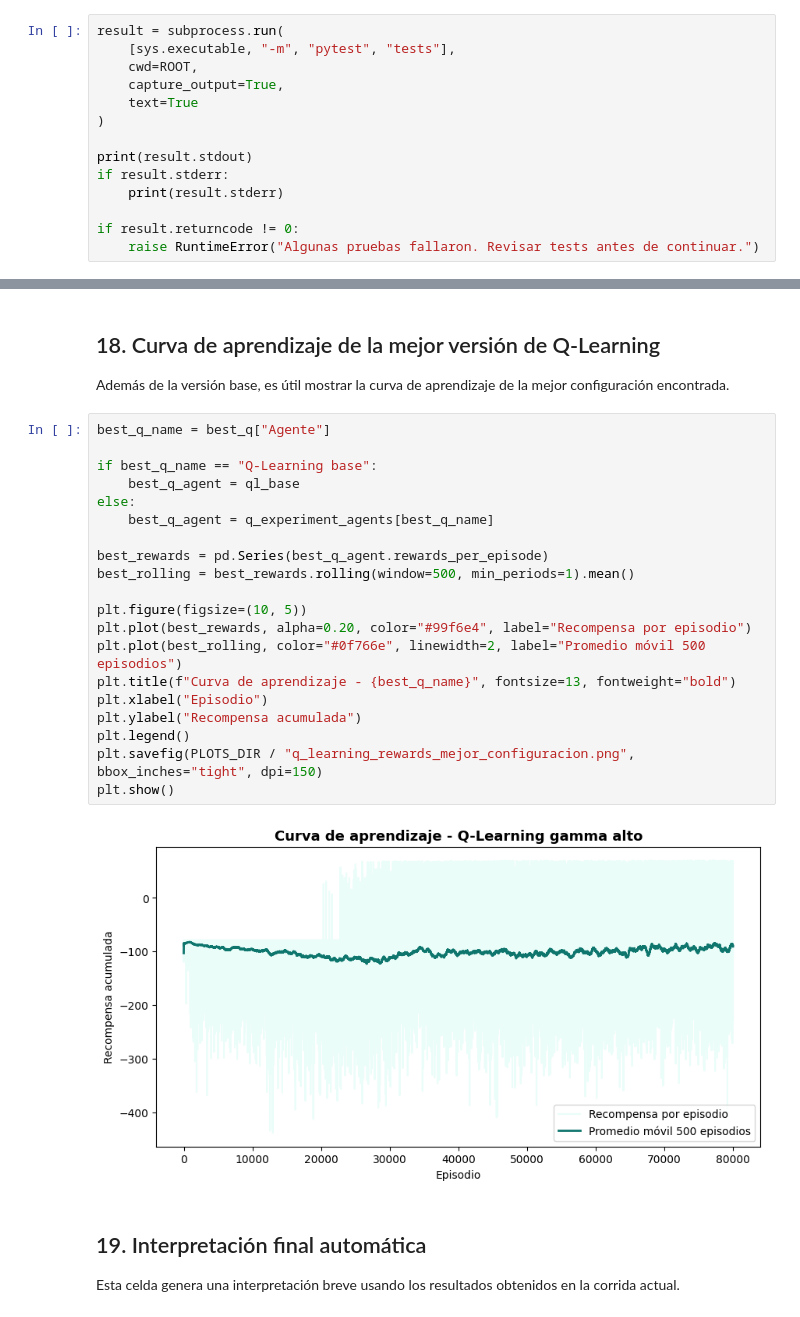
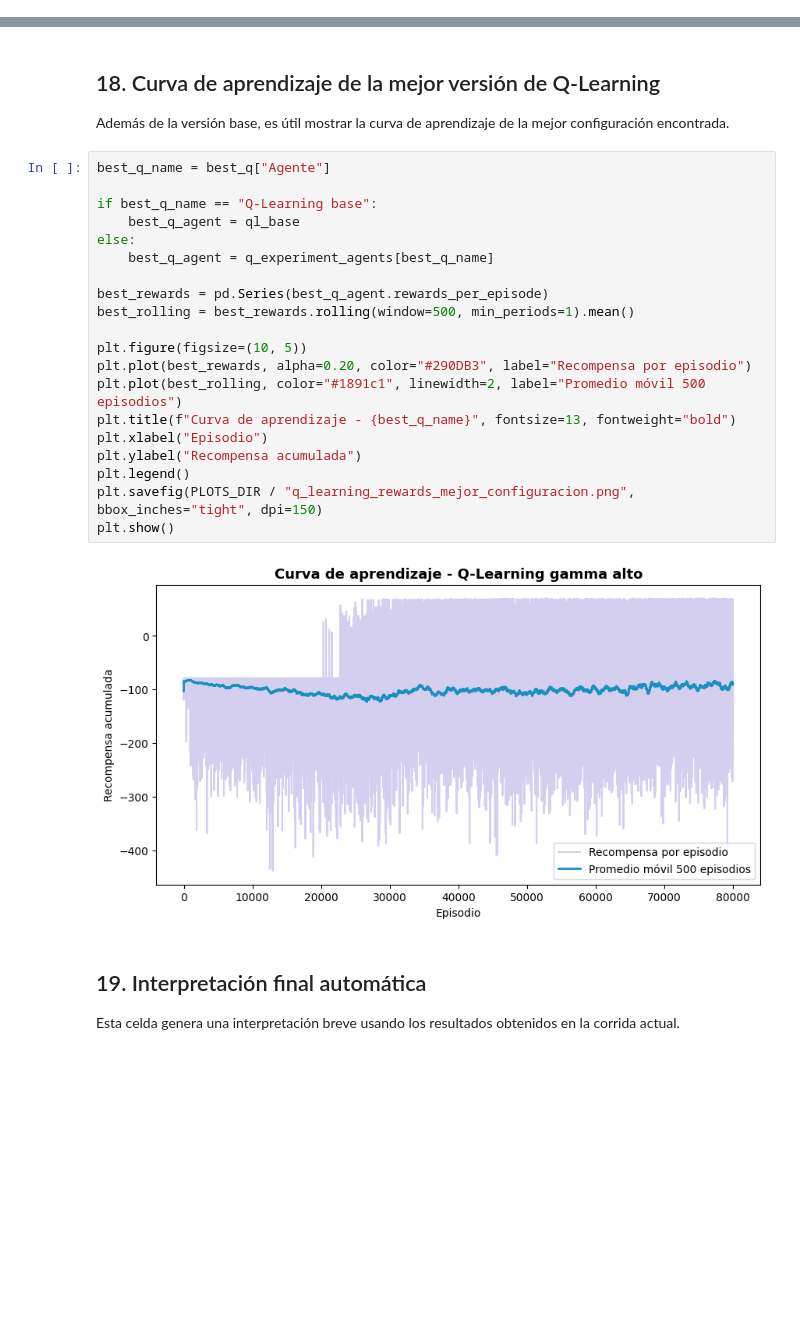
Before and after one commit to Vann06/IA_Proyecto_Final, a Jupyter notebook: notebooks/comparacion_base.ipynb, the cells around one changed output, grey strips where cells are left out. Drawn from its saved outputs; the diff is of its cells as text; blank space fills up the shorter version.

```diff
--- a/notebooks/comparacion_base.ipynb
+++ b/notebooks/comparacion_base.ipynb
@@ -62,14 +14,0 @@ Si esta celda muestra `66 passed`, el proyecto está correctamente conectado a n
-# %%
-result = subprocess.run(
-    [sys.executable, "-m", "pytest", "tests"],
-    cwd=ROOT,
-    capture_output=True,
-    text=True
-)
-
-print(result.stdout)
-if result.stderr:
-    print(result.stderr)
-
-if result.returncode != 0:
-    raise RuntimeError("Algunas pruebas fallaron. Revisar tests antes de continuar.")
@@ -937,25 +917,25 @@ Además de la versión base, es útil mostrar la curva de aprendizaje de la mejo
 # %%
 best_q_name = best_q["Agente"]
 
 if best_q_name == "Q-Learning base":
     best_q_agent = ql_base
 else:
     best_q_agent = q_experiment_agents[best_q_name]
 
 best_rewards = pd.Series(best_q_agent.rewards_per_episode)
 best_rolling = best_rewards.rolling(window=500, min_periods=1).mean()
 
 plt.figure(figsize=(10, 5))
-plt.plot(best_rewards, alpha=0.20, color="#99f6e4", label="Recompensa por episodio")
-plt.plot(best_rolling, color="#0f766e", linewidth=2, label="Promedio móvil 500 episodios")
+plt.plot(best_rewards, alpha=0.20, color="#290DB3", label="Recompensa por episodio")
+plt.plot(best_rolling, color="#1891c1", linewidth=2, label="Promedio móvil 500 episodios")
 plt.title(f"Curva de aprendizaje - {best_q_name}", fontsize=13, fontweight="bold")
 plt.xlabel("Episodio")
 plt.ylabel("Recompensa acumulada")
 plt.legend()
 plt.savefig(PLOTS_DIR / "q_learning_rewards_mejor_configuracion.png", bbox_inches="tight", dpi=150)
 plt.show()
 # %% [output]
-[figure, old version]
+[figure, new version]
 # %% [markdown]
 ## 19. Interpretación final automática
 
```
Also changed, not shown: parts of 11 cells of this notebook.
